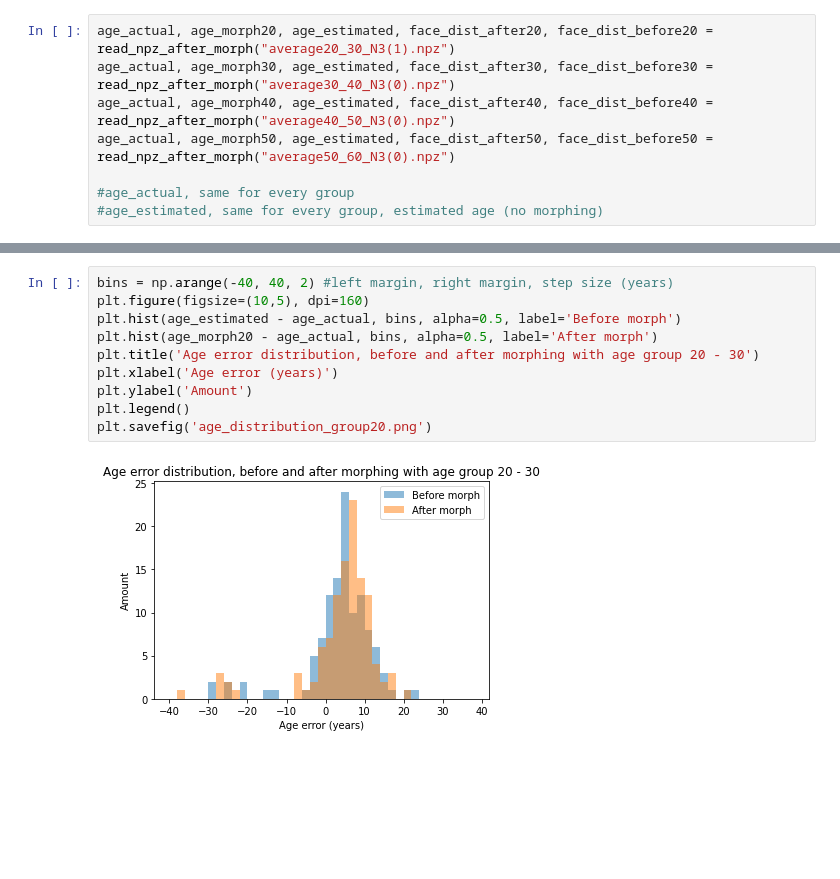
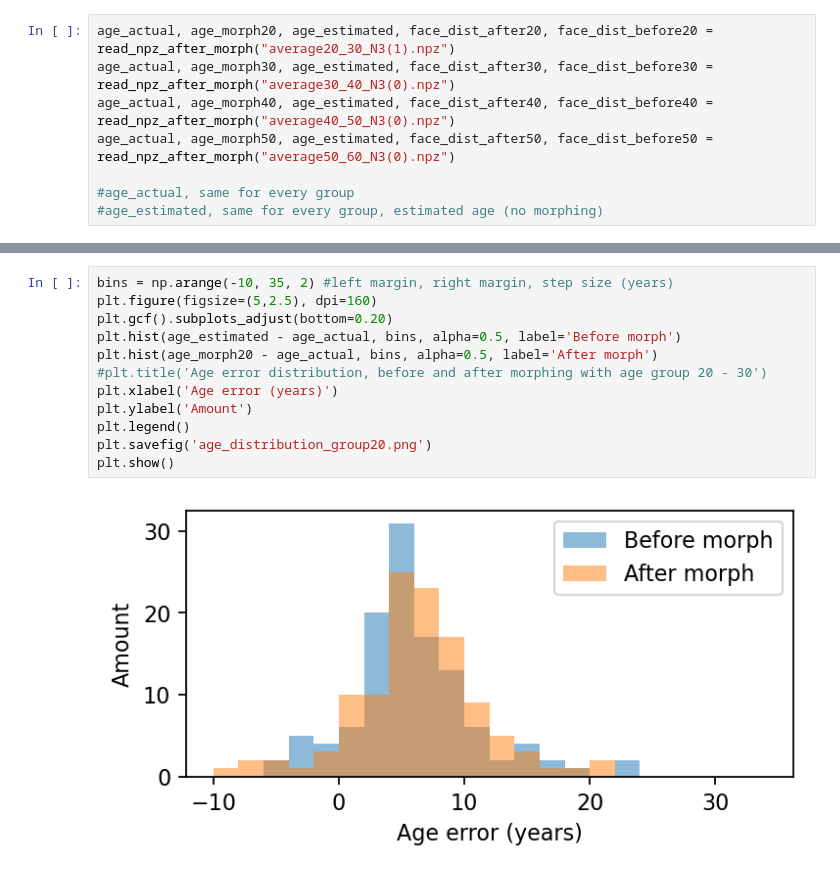
Before and after one commit to BastiaanBekooij/Age-Obfuscation-Morphing, a Jupyter notebook: Data_npz/Data verwerking V2.ipynb, the cells around one changed output, grey strips where cells are left out. Drawn from its saved outputs; the diff is of its cells as text; blank space fills up the shorter version.

```diff
--- a/Data_npz/Data verwerking V2.ipynb
+++ b/Data_npz/Data verwerking V2.ipynb
@@ -197,13 +242,15 @@ plt.savefig('age_distribution_group50.png')
 # %%
-bins = np.arange(-40, 40, 2) #left margin, right margin, step size (years)
-plt.figure(figsize=(10,5), dpi=160)
+bins = np.arange(-10, 35, 2) #left margin, right margin, step size (years)
+plt.figure(figsize=(5,2.5), dpi=160)
+plt.gcf().subplots_adjust(bottom=0.20)
 plt.hist(age_estimated - age_actual, bins, alpha=0.5, label='Before morph')
 plt.hist(age_morph20 - age_actual, bins, alpha=0.5, label='After morph')
-plt.title('Age error distribution, before and after morphing with age group 20 - 30')
+#plt.title('Age error distribution, before and after morphing with age group 20 - 30')
 plt.xlabel('Age error (years)')
 plt.ylabel('Amount')
 plt.legend()
 plt.savefig('age_distribution_group20.png')
+plt.show()
 # %% [output]
-[figure, old version]
+[figure, new version]
 # %%
```
Also changed, not shown: parts of 13 cells of this notebook, 13 other files.
